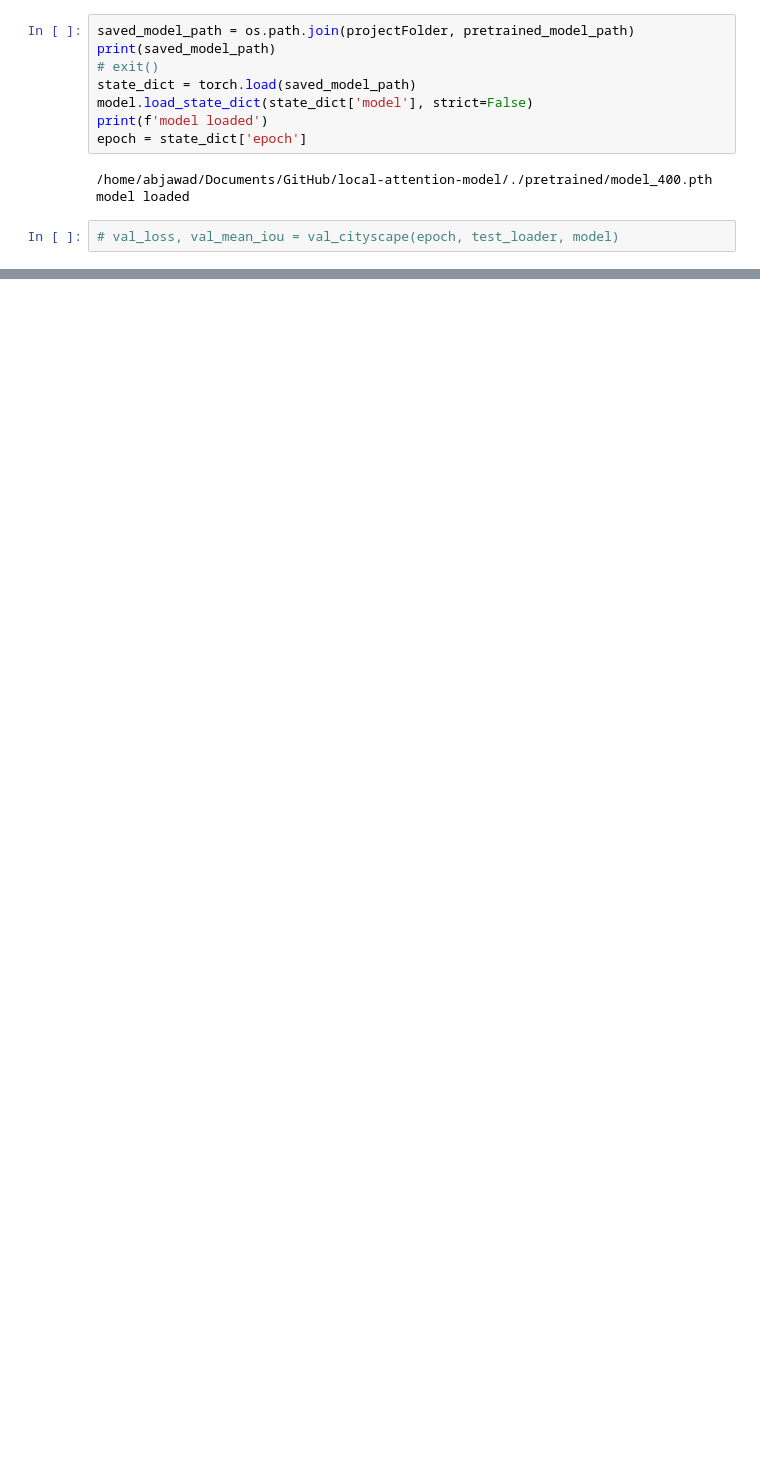
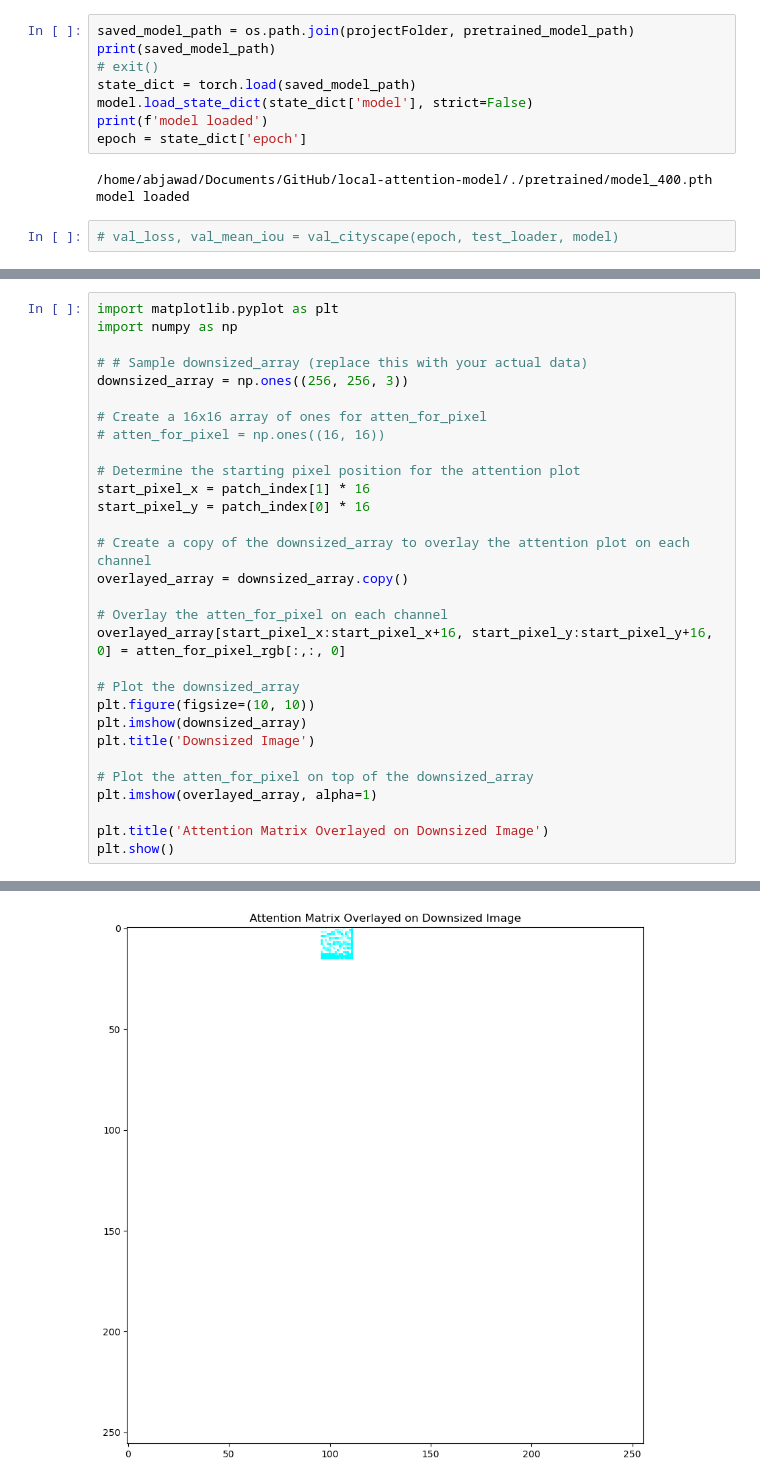
Before and after one commit to mahfuzalhasan/local-attention-model, a Jupyter notebook: notebooks/atten_viz_pretrained.ipynb, the cells around one changed output, grey strips where cells are left out. Cells and saved outputs as stored; diff of their text form; blank space fills up the shorter version.

```diff
--- a/notebooks/atten_viz_pretrained.ipynb
+++ b/notebooks/atten_viz_pretrained.ipynb
@@ -167,0 +312,31 @@ print(np.unique(mat))
+# %%
+import matplotlib.pyplot as plt
+import numpy as np
+
+# # Sample downsized_array (replace this with your actual data)
+downsized_array = np.ones((256, 256, 3))
+
+# Create a 16x16 array of ones for atten_for_pixel
+# atten_for_pixel = np.ones((16, 16))
+
+# Determine the starting pixel position for the attention plot
+start_pixel_x = patch_index[1] * 16
+start_pixel_y = patch_index[0] * 16
+
+# Create a copy of the downsized_array to overlay the attention plot on each channel
+overlayed_array = downsized_array.copy()
+
+# Overlay the atten_for_pixel on each channel
+overlayed_array[start_pixel_x:start_pixel_x+16, start_pixel_y:start_pixel_y+16, 0] = atten_for_pixel_rgb[:,:, 0]
+
+# Plot the downsized_array
+plt.figure(figsize=(10, 10))
+plt.imshow(downsized_array)
+plt.title('Downsized Image')
+
+# Plot the atten_for_pixel on top of the downsized_array
+plt.imshow(overlayed_array, alpha=1)
+
+plt.title('Attention Matrix Overlayed on Downsized Image')
+plt.show()
+# %% [output]
@@ -167,0 +344 @@ print(np.unique(mat))
+[figure, added]
```
Also changed, not shown: parts of 12 cells of this notebook, 16 other files.
